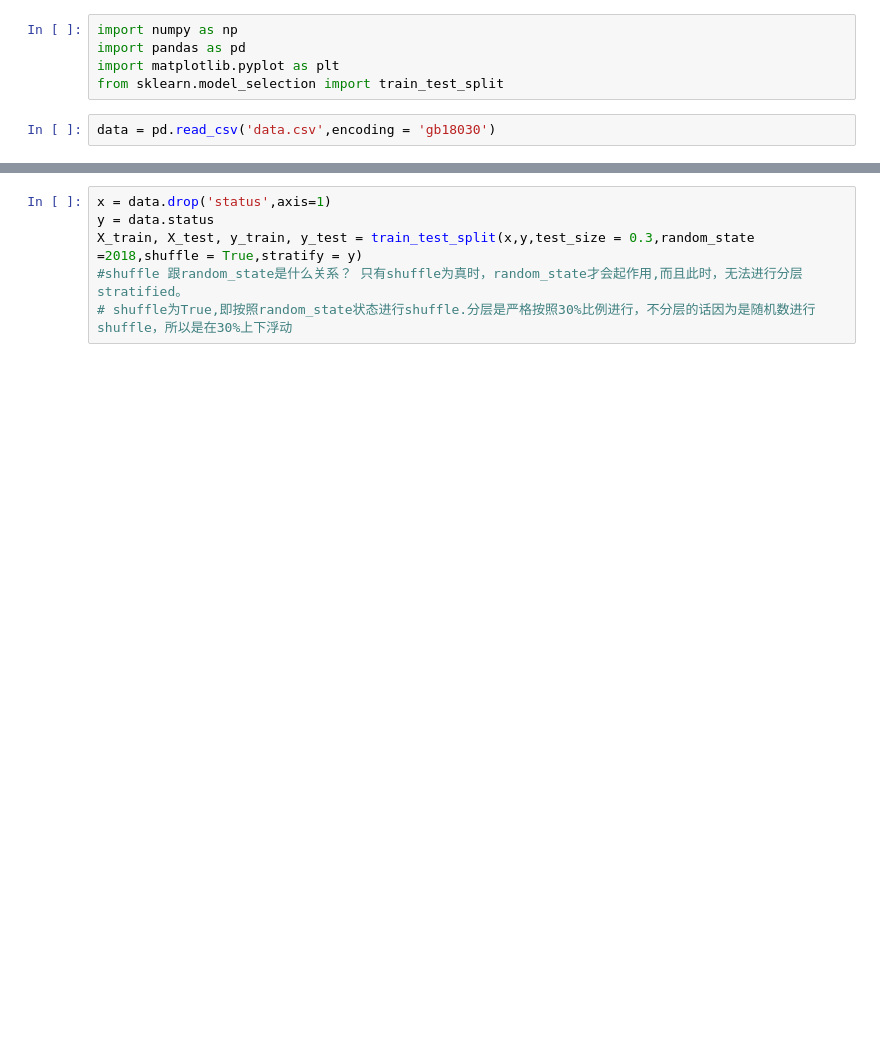
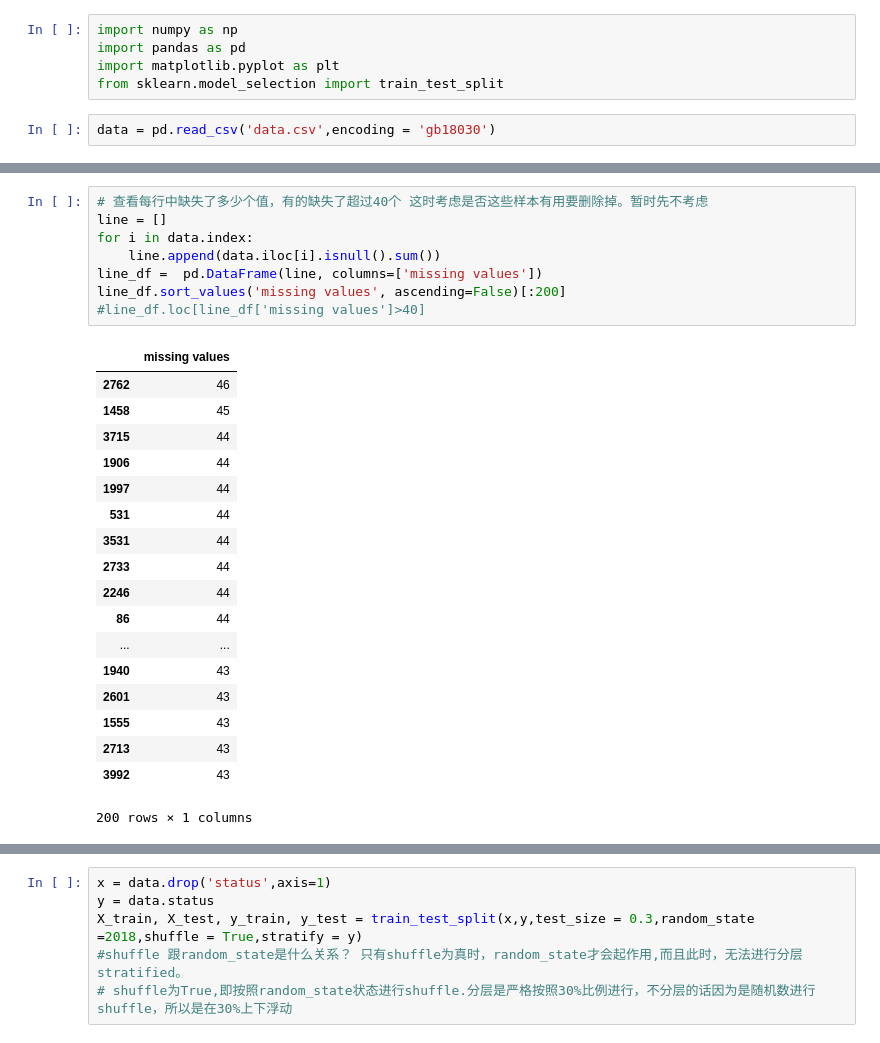
Before and after one commit to LittleSix1/Datawhale, a Jupyter notebook: Datawhale.ipynb, the cells around one changed output, grey strips where cells are left out. Saved outputs shown, nothing was run; the diff lists cells and outputs as text; blank space fills up the shorter version.

```diff
--- a/Datawhale.ipynb
+++ b/Datawhale.ipynb
@@ -7,0 +29,27 @@ data = pd.read_csv('data.csv',encoding = 'gb18030')
+# %%
+# 查看每行中缺失了多少个值，有的缺失了超过40个 这时考虑是否这些样本有用要删除掉。暂时先不考虑
+line = []
+for i in data.index:
+    line.append(data.iloc[i].isnull().sum())
+line_df =  pd.DataFrame(line, columns=['missing values'])
+line_df.sort_values('missing values', ascending=False)[:200]
+#line_df.loc[line_df['missing values']>40]
+# %% [output]
+|  | missing values |
+| 2762 | 46 |
+| 1458 | 45 |
+| 3715 | 44 |
+| 1906 | 44 |
+| 1997 | 44 |
+| 531 | 44 |
+| 3531 | 44 |
+| 2733 | 44 |
+| 2246 | 44 |
+| 86 | 44 |
+| ... | ... |
+| 1940 | 43 |
+| 2601 | 43 |
+| 1555 | 43 |
+| 2713 | 43 |
+| 3992 | 43 |
+200 rows × 1 columns
```
Also changed, not shown: parts of 9 cells of this notebook.
